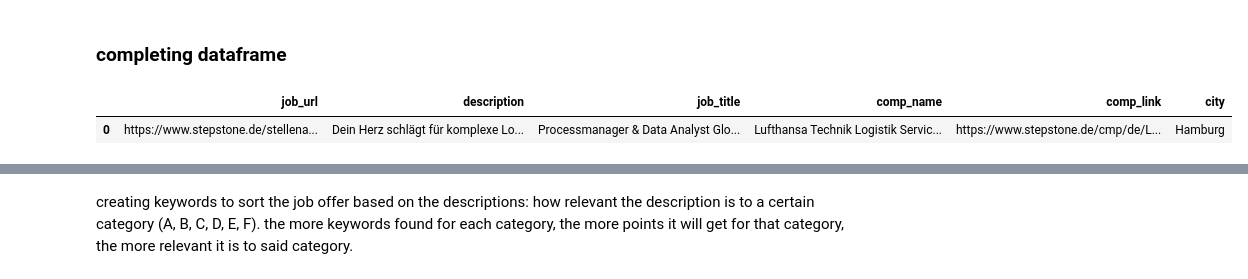
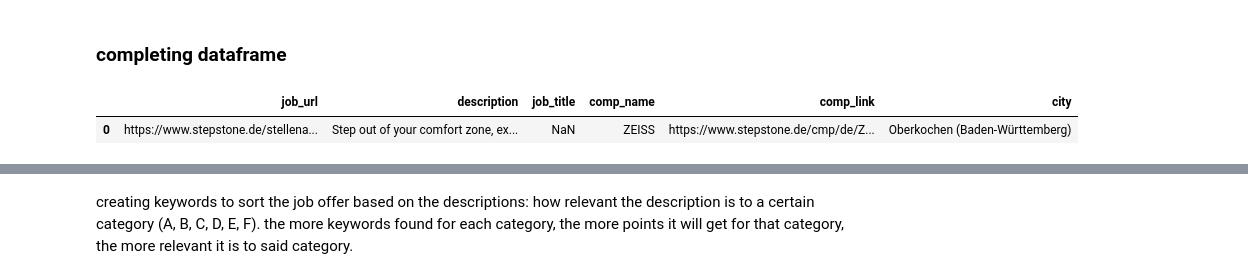
Before and after one commit to mdimasaac/data-analyst-job-search-assistant, a Jupyter notebook: STEP 2 - cleaning df, make model.ipynb, the cells around one changed output, grey strips where cells are left out. Saved outputs shown, nothing was run; the diff lists cells and outputs as text; code cells hidden in the pictures.

```diff
--- a/STEP 2 - cleaning df, make model.ipynb
+++ b/STEP 2 - cleaning df, make model.ipynb
@@ -5,9 +5,9 @@ from tqdm import tqdm
 # %% [markdown]
 ### completing dataframe
 # %%
-df1 = pd.read_csv("stepstone 1 incomplete.csv")
-display(df1.head(1))
+df = pd.read_csv("full.csv")
+display(df.head(1))
 # %% [output]
 |  | job_url | description | job_title | comp_name | comp_link | city |
-| 0 | https://www.stepstone.de/stellena... | Dein Herz schlägt für komplexe Lo... | Processmanager & Data Analyst Glo... | Lufthansa Technik Logistik Servic... | https://www.stepstone.de/cmp/de/L... | Hamburg |
+| 0 | https://www.stepstone.de/stellena... | Step out of your comfort zone, ex... | NaN | ZEISS | https://www.stepstone.de/cmp/de/Z... | Oberkochen (Baden-Württemberg) |
 # %%
```
Also changed, not shown: parts of 13 cells of this notebook, 31 other files.
